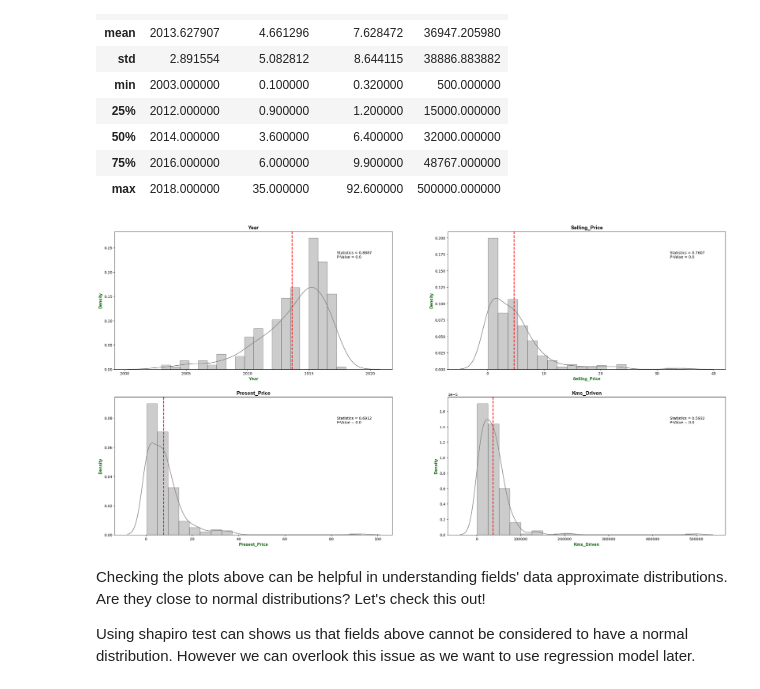
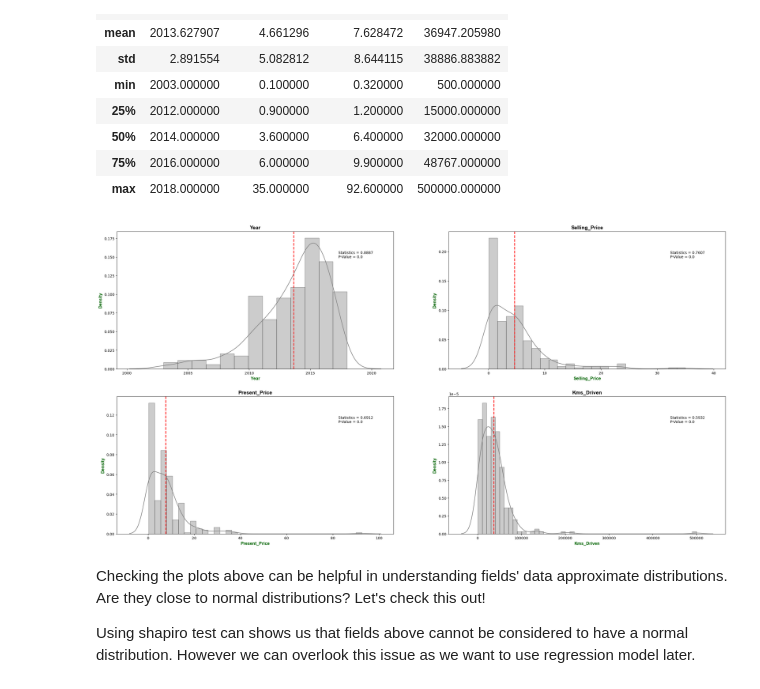
Before and after one commit to mamishere/Car-Dataset, a Jupyter notebook: Car-Dataset.ipynb, the cells around one changed output. Drawn from its saved outputs; the diff is of its cells as text; code cells hidden in the pictures.

```diff
--- a/Car-Dataset.ipynb
+++ b/Car-Dataset.ipynb
@@ -449,33 +449,33 @@ df[num_f].describe()
 # %%
 title_font = {"family" : "arial", "color" : "k", "weight" : "bold", "size" : 14}
 axes_font = {"family" : "arial", "color" : "darkgreen", "weight" : "bold", "size" : 12}
 
 figure, axis = plt.subplots(2, 2, figsize = (30, 15))
 
 i = 0
 j = 0
 
 for field in num_f:
 
-    sns.distplot(df[field], kde = True, bins = 20, color = "gray", hist_kws = dict(linewidth = 1, edgecolor = "k"), ax = axis[i, j])
+    sns.distplot(df[field], kde = True, bins = "auto", color = "gray", hist_kws = dict(linewidth = 1, edgecolor = "k"), ax = axis[i, j])
     axis[i, j].axvline(df[field].mean(), color = "r", ls = "--", lw = 2)
 
     axis[i, j].set_title(field, fontdict = title_font)
     axis[i, j].set_xlabel(field, fontdict = axes_font)
     axis[i, j].set_ylabel("Density", fontdict = axes_font)
     axis[i, j].annotate(f"Statistics = {round(shapiro(df[field])[0], 4)}\nP-Value = {round(shapiro(df[field])[1], 4)}",
                xy = (0.8, 0.8), xycoords = "axes fraction", fontsize = 10, horizontalalignment = "left", verticalalignment = "bottom")
 
     if ((j + 1) % 2) != 0:
         j += 1
 
     else:
         j = 0
         i += 1
 
 plt.show()
 # %% [output]
-[figure, old version]
+[figure, new version]
 # %% [markdown]
 Checking the plots above can be helpful in understanding fields' data approximate distributions. Are they close to normal distributions? Let's check this out!
 
```
Also changed, not shown: parts of 4 cells of this notebook, 3 other files.
